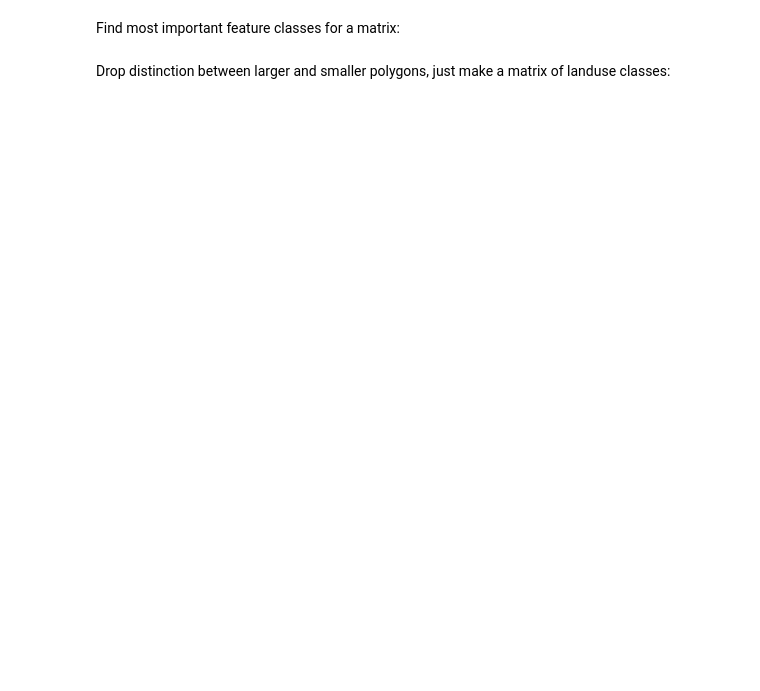
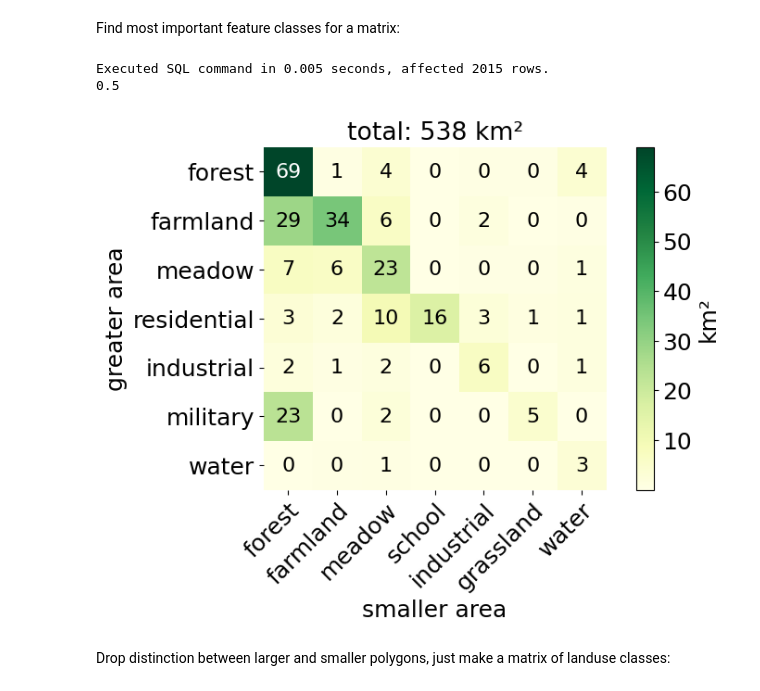
Before and after one commit to Nakaner/landuse-analysis, a Jupyter notebook: landuse.ipynb, the cells around one changed output. Drawn from its saved outputs; the diff is of its cells as text; code cells hidden in the pictures; blank space fills up the shorter version.

```diff
--- a/landuse.ipynb
+++ b/landuse.ipynb
@@ -340,35 +441,39 @@ for row in matches:
 # Convert to ha
 values = values / factor
 fig, ax = plt.subplots(figsize=figsize_in(850, 480))
 im = ax.imshow(values, cmap='YlGn')
 colorbar = ax.figure.colorbar(im, ax=ax)
 colorbar.ax.set_ylabel('km²')
 plt.rc('font', size=16)
 ax.set_xticks(np.arange(len(top)), labels=top)
-ax.set_ylabel('Größere Fläche')
+ax.set_ylabel('greater area')
 ax.set_yticks(np.arange(len(left)), labels=left)
-ax.set_xlabel('Kleinere Fläche')
+ax.set_xlabel('smaller area')
 ax.grid(which="minor", color="w", linestyle='-', linewidth=3)
 ax.spines[:].set_visible(False)
 # Rotate the tick labels and set their alignment.
 plt.setp(ax.get_xticklabels(), rotation=45, ha="right",
          rotation_mode="anchor")
 
 # Loop over data dimensions and create text annotations.
 threshold = im.norm(values.max()) / 2.0
 print(threshold)
 for i in range(len(left)):
     for j in range(len(top)):
         color = 'white'
         if im.norm(values[i, j]) < threshold:
             color = 'black'
         text = ax.text(j, i, "{:.0f}".format(values[i, j]), ha="center", va="center", color=color)
 
 ax.set_title("total: {:.0f} km²".format(total_overlapping_area))
 #fig.tight_layout()
 plt.show()
 fig.savefig('talk/plots/overlaps_matrix.svg', facecolor='white')
 plt.rc('font', size=18)
+# %% [output]
+Executed SQL command in 0.005 seconds, affected 2015 rows.
+0.5
+[figure, added]
 # %% [markdown]
 Drop distinction between larger and smaller polygons, just make a matrix of landuse classes:
 # %%
```
Also changed, not shown: parts of 48 cells of this notebook, 3 other files.
